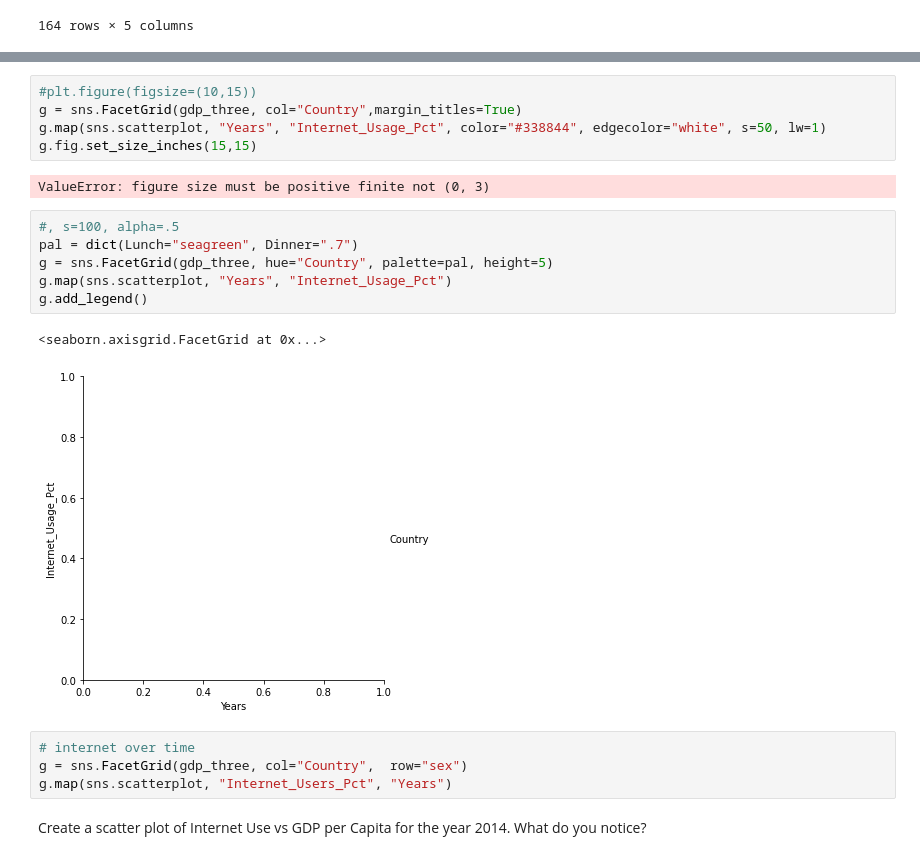
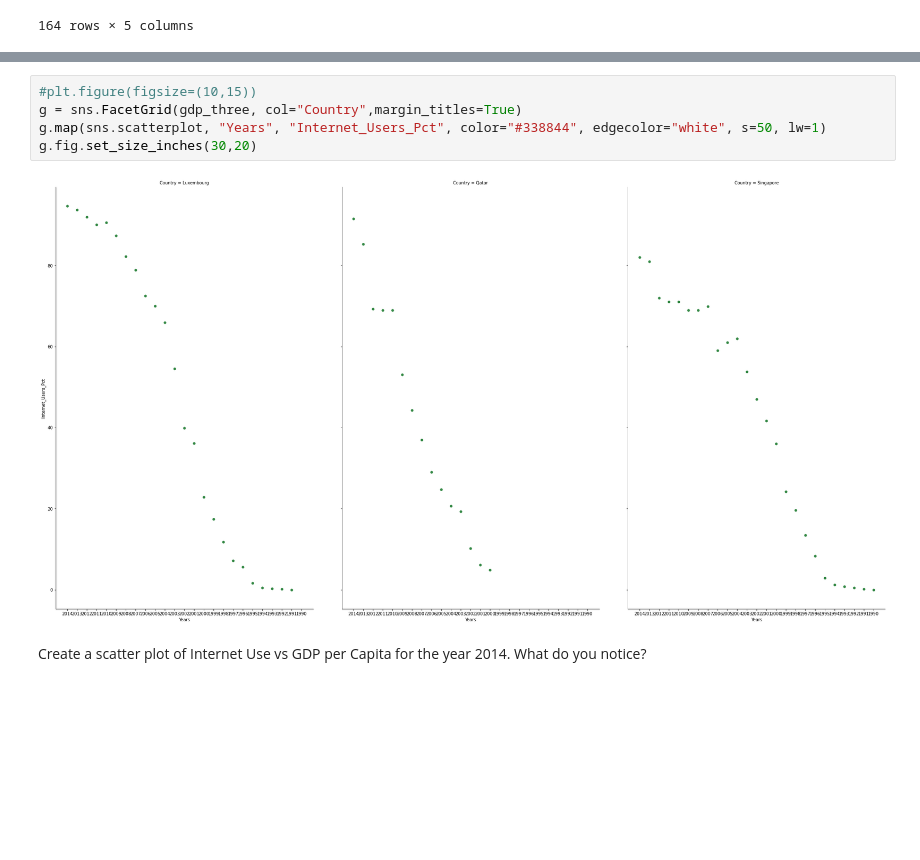
Before and after one commit to nss-data-science-cohort-4/dq1-undata-matthgray, a Jupyter notebook: un_data.ipynb, the cells around one changed output, grey strips where cells are left out. Drawn from its saved outputs; the diff is of its cells as text; blank space fills up the shorter version.

```diff
--- a/un_data.ipynb
+++ b/un_data.ipynb
@@ -580,23 +609,10 @@ margin_titles=True, height=4
 # %%
 #plt.figure(figsize=(10,15))
 g = sns.FacetGrid(gdp_three, col="Country",margin_titles=True)
-g.map(sns.scatterplot, "Years", "Internet_Usage_Pct", color="#338844", edgecolor="white", s=50, lw=1)
-g.fig.set_size_inches(15,15)
+g.map(sns.scatterplot, "Years", "Internet_Users_Pct", color="#338844", edgecolor="white", s=50, lw=1)
+g.fig.set_size_inches(30,20)
 # %% [output]
-ValueError: figure size must be positive finite not (0, 3)
+[figure, added]
-# %%
-#, s=100, alpha=.5
-pal = dict(Lunch="seagreen", Dinner=".7")
-g = sns.FacetGrid(gdp_three, hue="Country", palette=pal, height=5)
-g.map(sns.scatterplot, "Years", "Internet_Usage_Pct")
-g.add_legend()
-# %% [output]
-<seaborn.axisgrid.FacetGrid at 0x...>
-[figure, removed]
-# %%
-# internet over time
-g = sns.FacetGrid(gdp_three, col="Country",  row="sex")
-g.map(sns.scatterplot, "Internet_Users_Pct", "Years")
 # %% [markdown]
 Create a scatter plot of Internet Use vs GDP per Capita for the year 2014.
 What do you notice?
```
Also changed, not shown: parts of 9 cells of this notebook.
